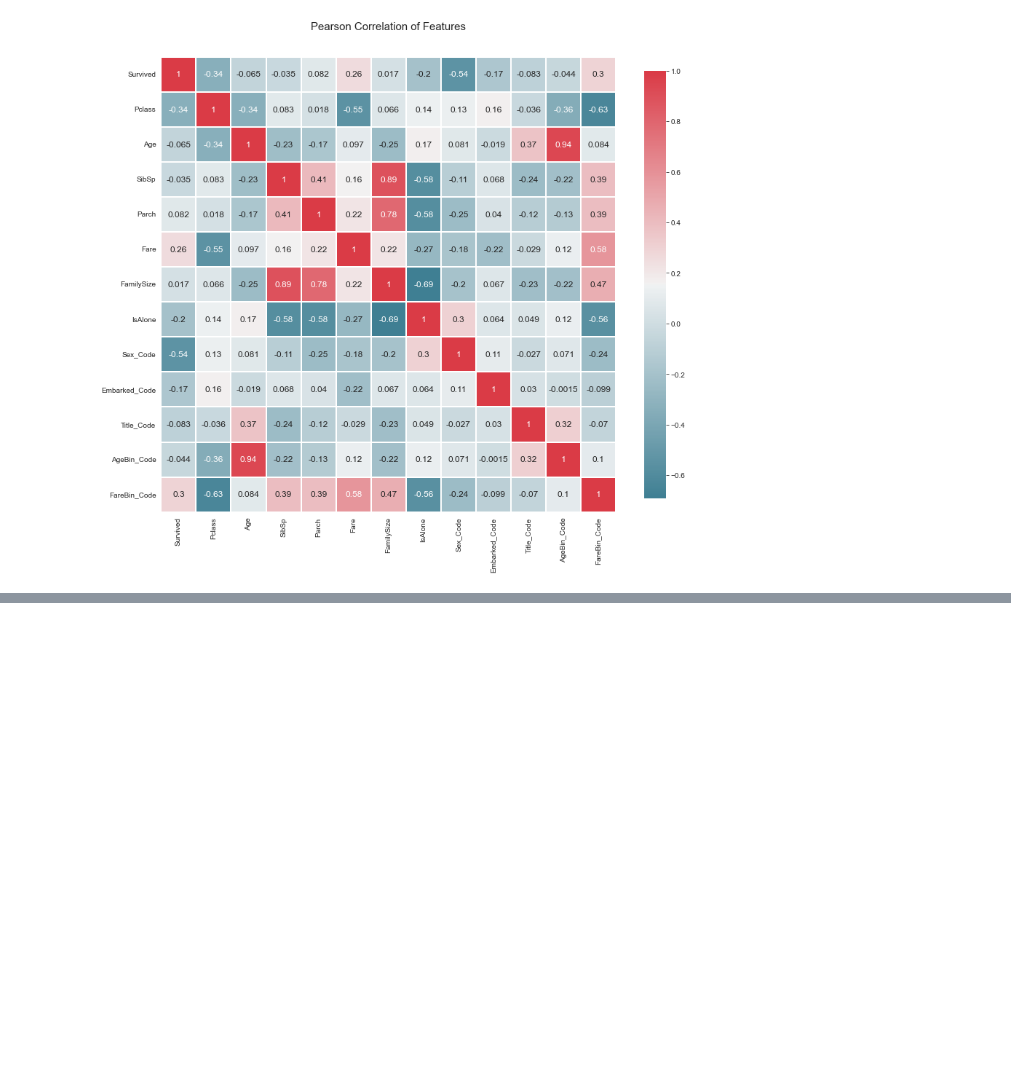
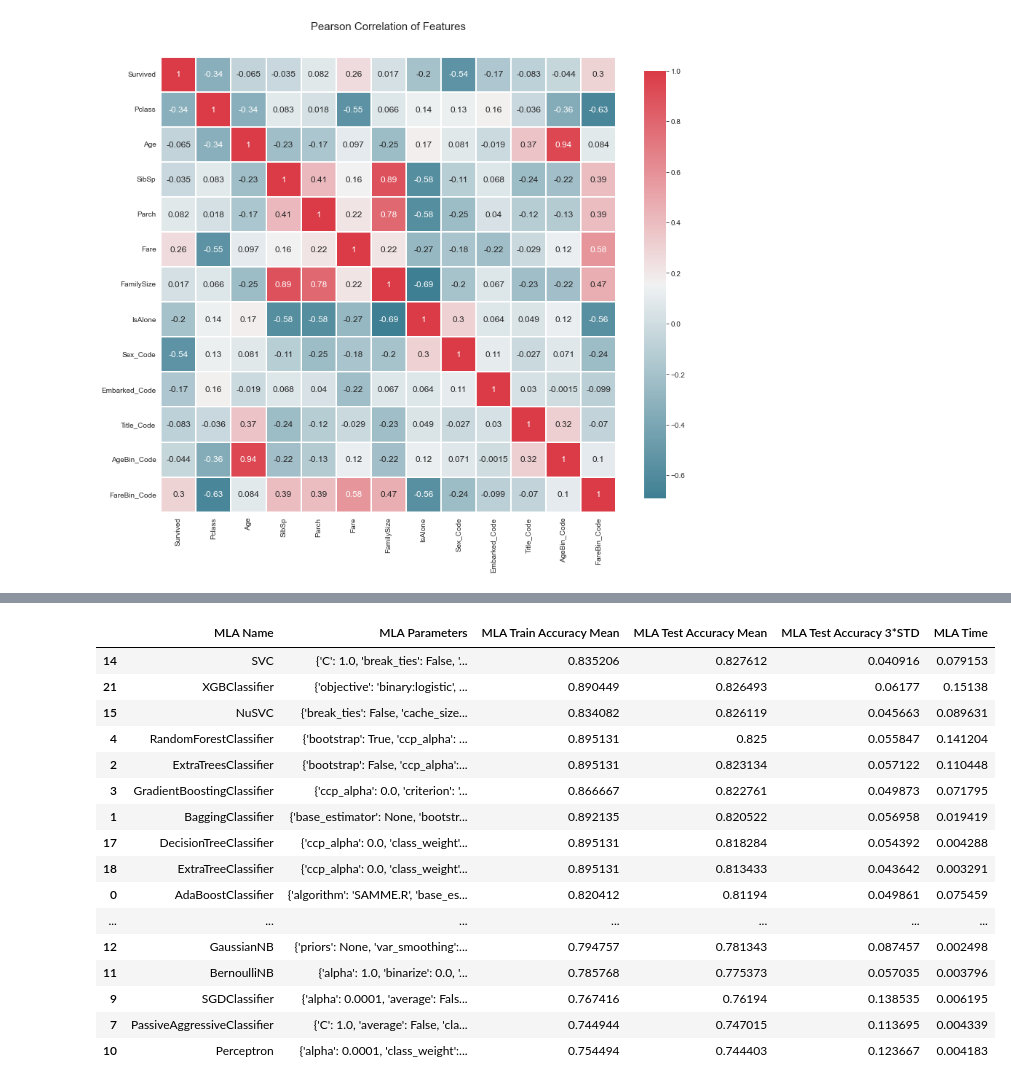
Before and after one commit to wjsavage/kaggle_titanic, a Jupyter notebook: titanic.ipynb, the cells around one changed output, grey strips where cells are left out. Saved outputs shown, nothing was run; the diff lists cells and outputs as text; code cells hidden in the pictures; blank space fills up the shorter version.

Commit message:
created and run first models

```diff
--- a/titanic.ipynb
+++ b/titanic.ipynb
@@ -561,0 +608,41 @@ correlation_heatmap(data1)
+# %%
+cv_split = model_selection.ShuffleSplit(n_splits = 10, test_size = .3, train_size = .6, random_state = 0 ) # run model 10x with 60/30 split intentionally leaving out 10%
+
+#create table to compare MLA metrics
+MLA_columns = ['MLA Name', 'MLA Parameters','MLA Train Accuracy Mean', 'MLA Test Accuracy Mean', 'MLA Test Accuracy 3*STD' ,'MLA Time']
+MLA_compare = pd.DataFrame(columns = MLA_columns)
+
+#create table to compare MLA predictions
+MLA_predict = data1[Target]
+
+#index through MLA and save performance to table
+row_index = 0
+for alg in MLA:
+
+    #set name and parameters
+    MLA_name = alg.__class__.__name__
+    MLA_compare.loc[row_index, 'MLA Name'] = MLA_name
+    MLA_compare.loc[row_index, 'MLA Parameters'] = str(alg.get_params())
+
+    #score model with cross validation: http://scikit-learn.org/stable/modules/generated/sklearn.model_selection.cross_validate.html#sklearn.model_selection.cross_validate
+    cv_results = model_selection.cross_validate(alg, data1[data1_x_bin], data1[Target], cv  = cv_split, return_train_score=True)
+    MLA_compare.loc[row_index, 'MLA Time'] = cv_results['fit_time'].mean()
+
+
+    MLA_compare.loc[row_index, 'MLA Train Accuracy Mean'] = cv_results['train_score'].mean()
+    MLA_compare.loc[row_index, 'MLA Test Accuracy Mean'] = cv_results['test_score'].mean()
+    #if this is a non-bias random sample, then +/-3 standard deviations (std) from the mean, should statistically capture 99.7% of the subsets
+    MLA_compare.loc[row_index, 'MLA Test Accuracy 3*STD'] = cv_results['test_score'].std()*3   #let's know the worst that can happen!
+
+
+    #save MLA predictions - see section 6 for usage
+    alg.fit(data1[data1_x_bin], data1[Target])
+    MLA_predict[MLA_name] = alg.predict(data1[data1_x_bin])
+
+    row_index+=1
+
+
+#print and sort table: https://pandas.pydata.org/pandas-docs/stable/generated/pandas.DataFrame.sort_values.html
+MLA_compare.sort_values(by = ['MLA Test Accuracy Mean'], ascending = False, inplace = True)
+MLA_compare
+# %% [output]
@@ -561,0 +660,17 @@ correlation_heatmap(data1)
+|  | MLA Name | MLA Parameters | MLA Train Accuracy Mean | MLA Test Accuracy Mean | MLA Test Accuracy 3*STD | MLA Time |
+| 14 | SVC | {'C': 1.0, 'break_ties': False, '... | 0.835206 | 0.827612 | 0.040916 | 0.079153 |
+| 21 | XGBClassifier | {'objective': 'binary:logistic', ... | 0.890449 | 0.826493 | 0.06177 | 0.15138 |
+| 15 | NuSVC | {'break_ties': False, 'cache_size... | 0.834082 | 0.826119 | 0.045663 | 0.089631 |
+| 4 | RandomForestClassifier | {'bootstrap': True, 'ccp_alpha': ... | 0.895131 | 0.825 | 0.055847 | 0.141204 |
+| 2 | ExtraTreesClassifier | {'bootstrap': False, 'ccp_alpha':... | 0.895131 | 0.823134 | 0.057122 | 0.110448 |
+| 3 | GradientBoostingClassifier | {'ccp_alpha': 0.0, 'criterion': '... | 0.866667 | 0.822761 | 0.049873 | 0.071795 |
+| 1 | BaggingClassifier | {'base_estimator': None, 'bootstr... | 0.892135 | 0.820522 | 0.056958 | 0.019419 |
+| 17 | DecisionTreeClassifier | {'ccp_alpha': 0.0, 'class_weight'... | 0.895131 | 0.818284 | 0.054392 | 0.004288 |
+| 18 | ExtraTreeClassifier | {'ccp_alpha': 0.0, 'class_weight'... | 0.895131 | 0.813433 | 0.043642 | 0.003291 |
+| 0 | AdaBoostClassifier | {'algorithm': 'SAMME.R', 'base_es... | 0.820412 | 0.81194 | 0.049861 | 0.075459 |
+| ... | ... | ... | ... | ... | ... | ... |
+| 12 | GaussianNB | {'priors': None, 'var_smoothing':... | 0.794757 | 0.781343 | 0.087457 | 0.002498 |
+| 11 | BernoulliNB | {'alpha': 1.0, 'binarize': 0.0, '... | 0.785768 | 0.775373 | 0.057035 | 0.003796 |
+| 9 | SGDClassifier | {'alpha': 0.0001, 'average': Fals... | 0.767416 | 0.76194 | 0.138535 | 0.006195 |
+| 7 | PassiveAggressiveClassifier | {'C': 1.0, 'average': False, 'cla... | 0.744944 | 0.747015 | 0.113695 | 0.004339 |
+| 10 | Perceptron | {'alpha': 0.0001, 'class_weight':... | 0.754494 | 0.744403 | 0.123667 | 0.004183 |
```
Also changed, not shown: parts of 12 cells of this notebook.
